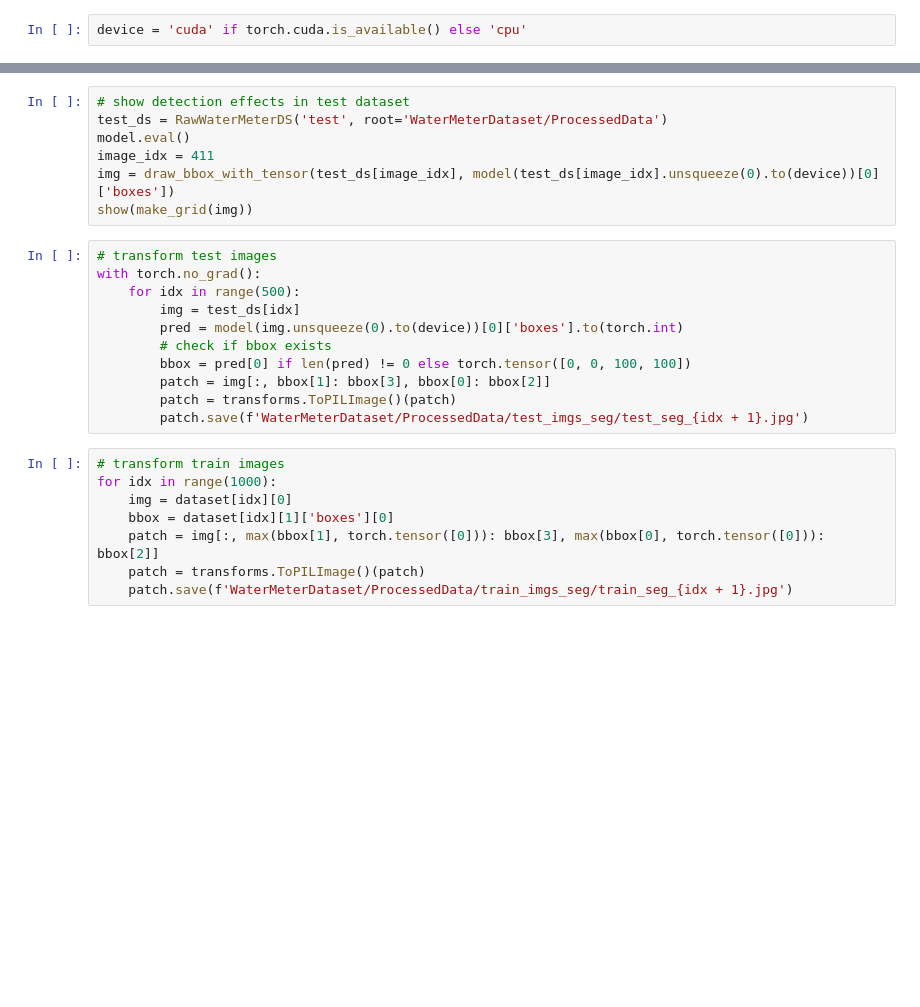
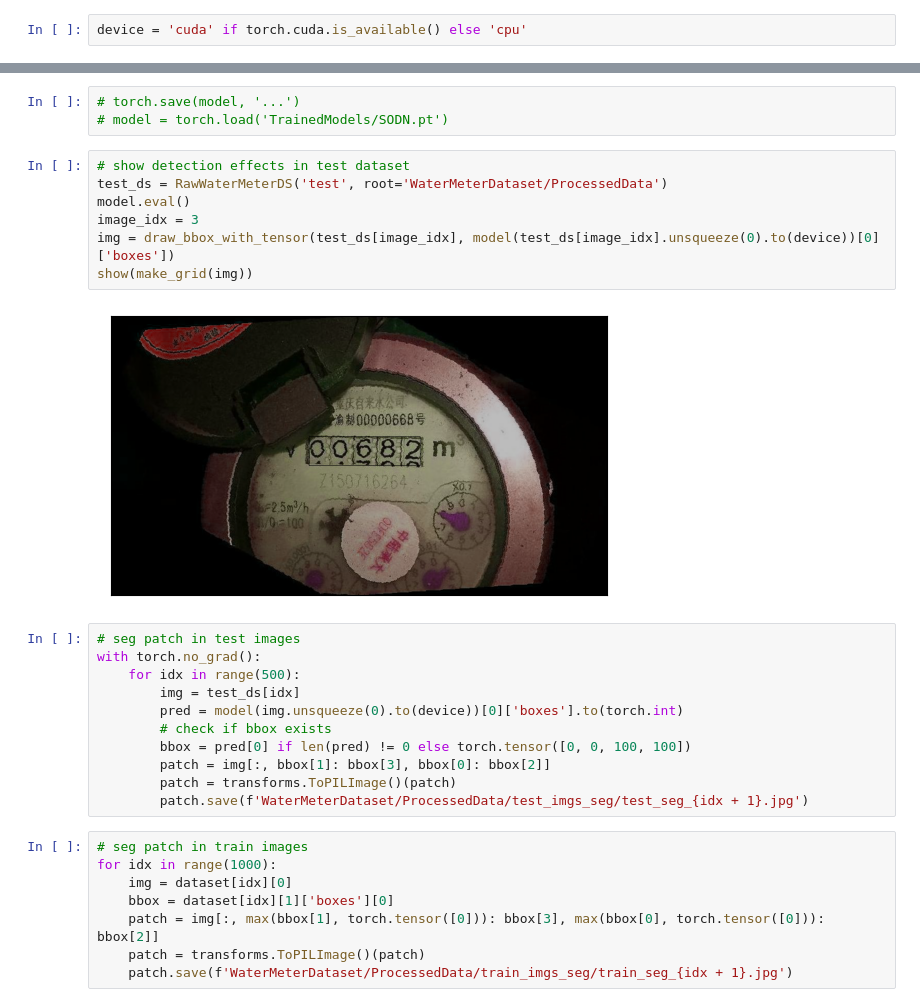
Before and after one commit to iaoqian/water_meter_recognition, a Jupyter notebook: single_object_detect.ipynb, the cells around one changed output, grey strips where cells are left out. Cells and saved outputs as stored; diff of their text form; blank space fills up the shorter version.

```diff
--- a/single_object_detect.ipynb
+++ b/single_object_detect.ipynb
@@ -63,12 +76,17 @@ for _ in range(10):
+# %%
+# torch.save(model, '...')
+# model = torch.load('TrainedModels/SODN.pt')
 # %%
 # show detection effects in test dataset
 test_ds = RawWaterMeterDS('test', root='WaterMeterDataset/ProcessedData')
 model.eval()
-image_idx = 411
+image_idx = 3
 img = draw_bbox_with_tensor(test_ds[image_idx], model(test_ds[image_idx].unsqueeze(0).to(device))[0]['boxes'])
 show(make_grid(img))
+# %% [output]
+[figure, added]
 # %%
-# transform test images
+# seg patch in test images
 with torch.no_grad():
     for idx in range(500):
         img = test_ds[idx]
@@ -79,7 +97,7 @@ with torch.no_grad():
         patch = transforms.ToPILImage()(patch)
         patch.save(f'WaterMeterDataset/ProcessedData/test_imgs_seg/test_seg_{idx + 1}.jpg')
 # %%
-# transform train images
+# seg patch in train images
 for idx in range(1000):
     img = dataset[idx][0]
     bbox = dataset[idx][1]['boxes'][0]
```
Also changed, not shown: parts of 4 cells of this notebook, 5 other files.
